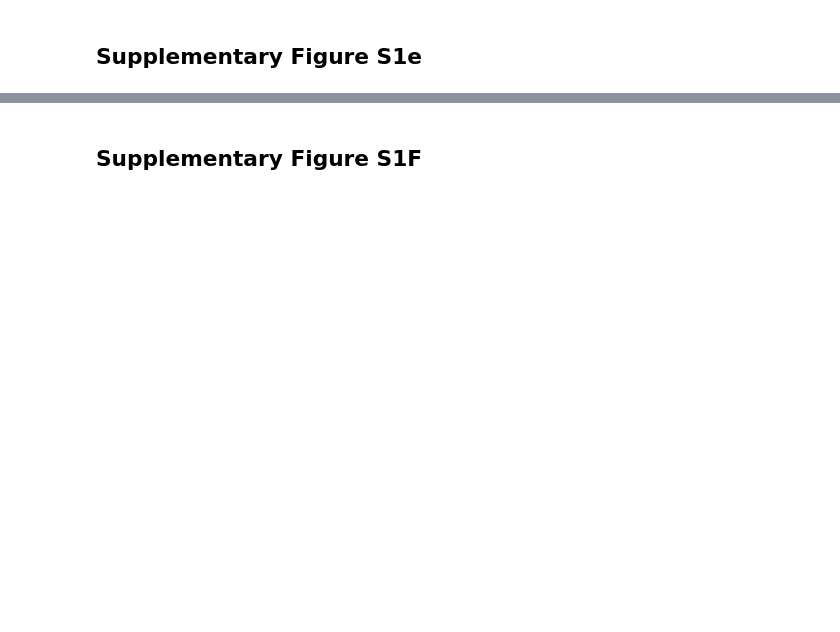
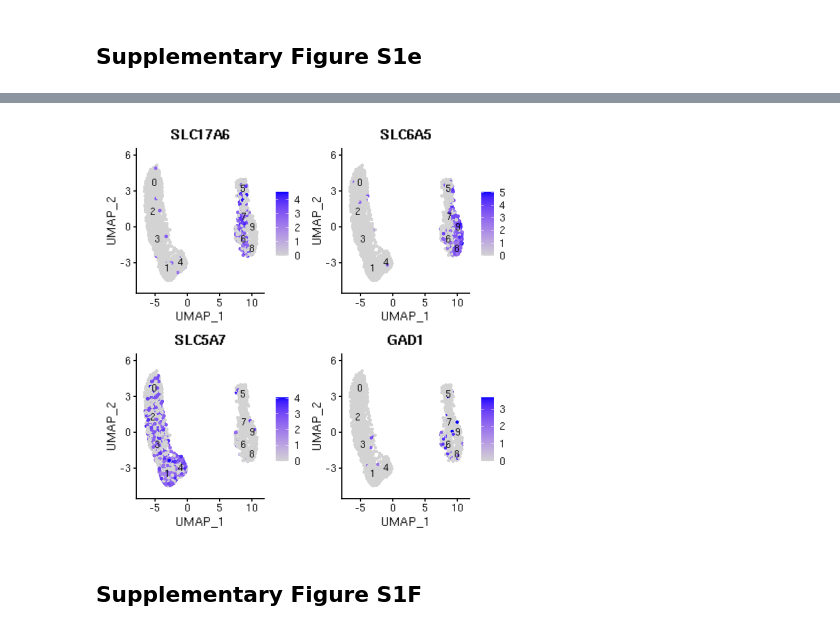
Before and after one commit to neurojacob/Gautier_Blum_2023, a Jupyter notebook: Matters Arising - Subthreshold Droplets.ipynb, the cells around one changed output, grey strips where cells are left out. Saved outputs shown, nothing was run; the diff lists cells and outputs as text; code cells hidden in the pictures; blank space fills up the shorter version.

```diff
--- a/Matters Arising - Subthreshold Droplets.ipynb
+++ b/Matters Arising - Subthreshold Droplets.ipynb
@@ -190,3 +176,7 @@ ggsave(filename = paste(fig_dir,'neuronal_debris_featureplot.svg', sep='/'),
+# %%
+neuronal_debris_featureplot
+# %% [output]
+[figure, added]
 # %% [markdown]
 ## Supplementary Figure S1F
 # %%
```
Also changed, not shown: parts of 12 cells of this notebook.
